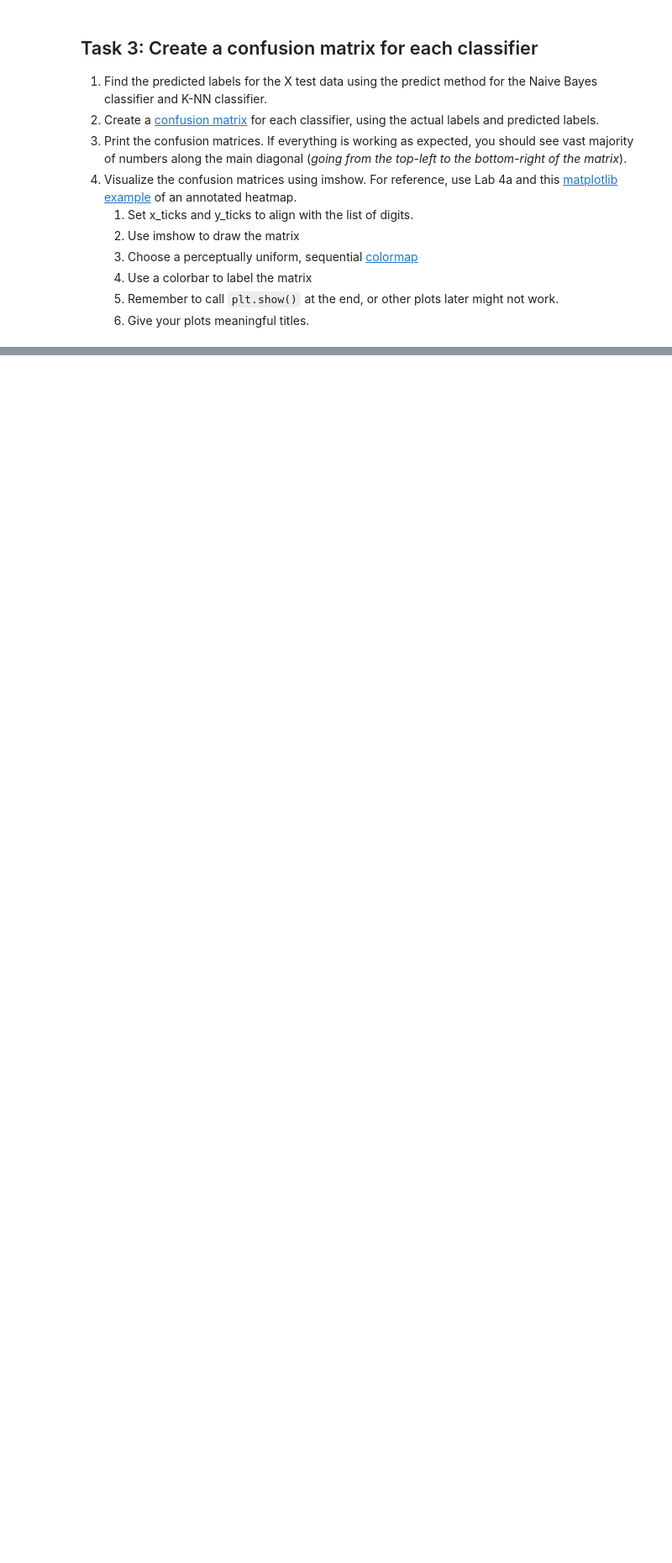
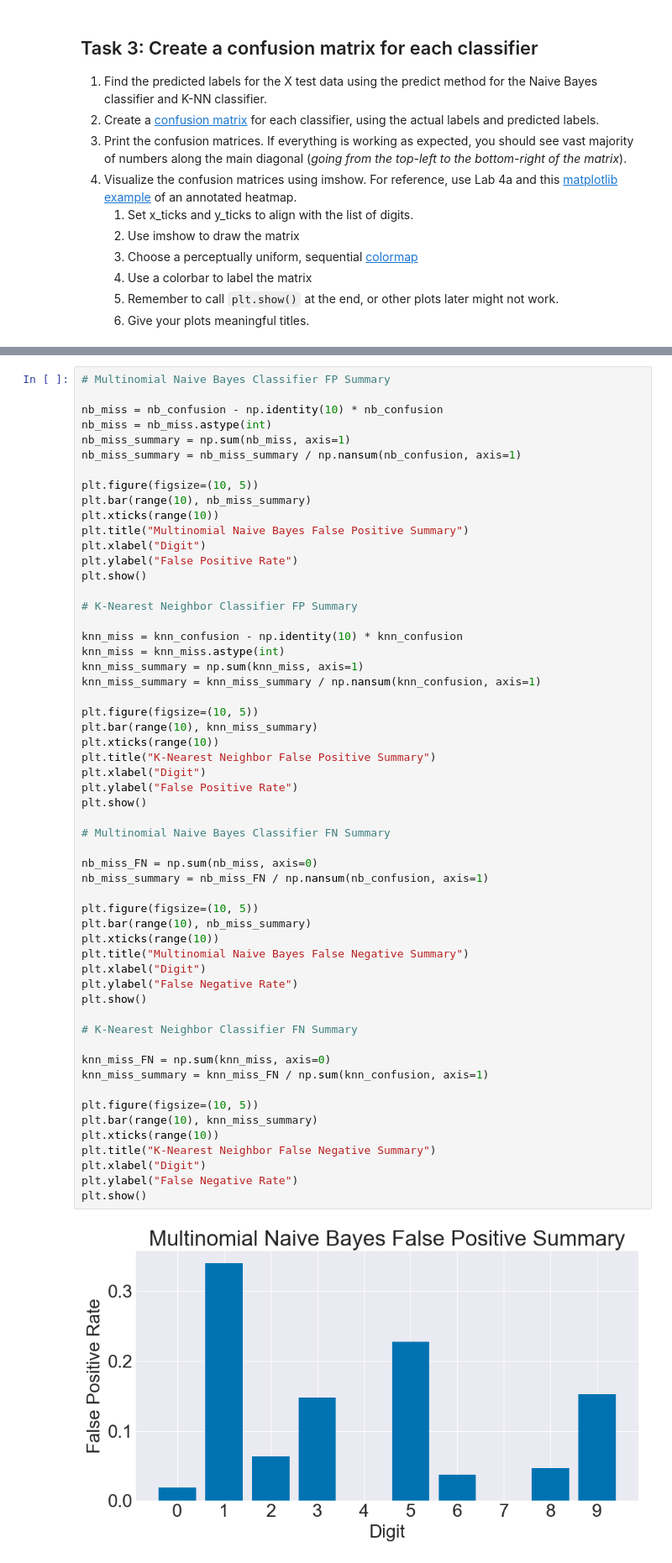
Before and after one commit to schiffinor/dataVisualization, a Jupyter notebook: Project6/Lab06b/Lab06b.ipynb, the cells around one changed output, grey strips where cells are left out. Shown: that part at 84% size. Saved outputs shown, nothing was run; the diff lists cells and outputs as text; blank space fills up the shorter version.

```diff
--- a/Project6/Lab06b/Lab06b.ipynb
+++ b/Project6/Lab06b/Lab06b.ipynb
@@ -103,0 +181,58 @@ K-Nearest Neighbor Confusion Matrix
+# %%
+# Multinomial Naive Bayes Classifier FP Summary
+
+nb_miss = nb_confusion - np.identity(10) * nb_confusion
+nb_miss = nb_miss.astype(int)
+nb_miss_summary = np.sum(nb_miss, axis=1)
+nb_miss_summary = nb_miss_summary / np.nansum(nb_confusion, axis=1)
+
+plt.figure(figsize=(10, 5))
+plt.bar(range(10), nb_miss_summary)
+plt.xticks(range(10))
+plt.title("Multinomial Naive Bayes False Positive Summary")
+plt.xlabel("Digit")
+plt.ylabel("False Positive Rate")
+plt.show()
+
+# K-Nearest Neighbor Classifier FP Summary
+
+knn_miss = knn_confusion - np.identity(10) * knn_confusion
+knn_miss = knn_miss.astype(int)
+knn_miss_summary = np.sum(knn_miss, axis=1)
+knn_miss_summary = knn_miss_summary / np.nansum(knn_confusion, axis=1)
+
+plt.figure(figsize=(10, 5))
+plt.bar(range(10), knn_miss_summary)
+plt.xticks(range(10))
+plt.title("K-Nearest Neighbor False Positive Summary")
+plt.xlabel("Digit")
+plt.ylabel("False Positive Rate")
+plt.show()
+
+# Multinomial Naive Bayes Classifier FN Summary
+
+nb_miss_FN = np.sum(nb_miss, axis=0)
+nb_miss_summary = nb_miss_FN / np.nansum(nb_confusion, axis=1)
+
+plt.figure(figsize=(10, 5))
+plt.bar(range(10), nb_miss_summary)
+plt.xticks(range(10))
+plt.title("Multinomial Naive Bayes False Negative Summary")
+plt.xlabel("Digit")
+plt.ylabel("False Negative Rate")
+plt.show()
+
+# K-Nearest Neighbor Classifier FN Summary
+
+knn_miss_FN = np.sum(knn_miss, axis=0)
+knn_miss_summary = knn_miss_FN / np.sum(knn_confusion, axis=1)
+
+plt.figure(figsize=(10, 5))
+plt.bar(range(10), knn_miss_summary)
+plt.xticks(range(10))
+plt.title("K-Nearest Neighbor False Negative Summary")
+plt.xlabel("Digit")
+plt.ylabel("False Negative Rate")
+plt.show()
+# %% [output]
+[figure, added]
```
Also changed, not shown: parts of 9 cells of this notebook, 25 other files.
